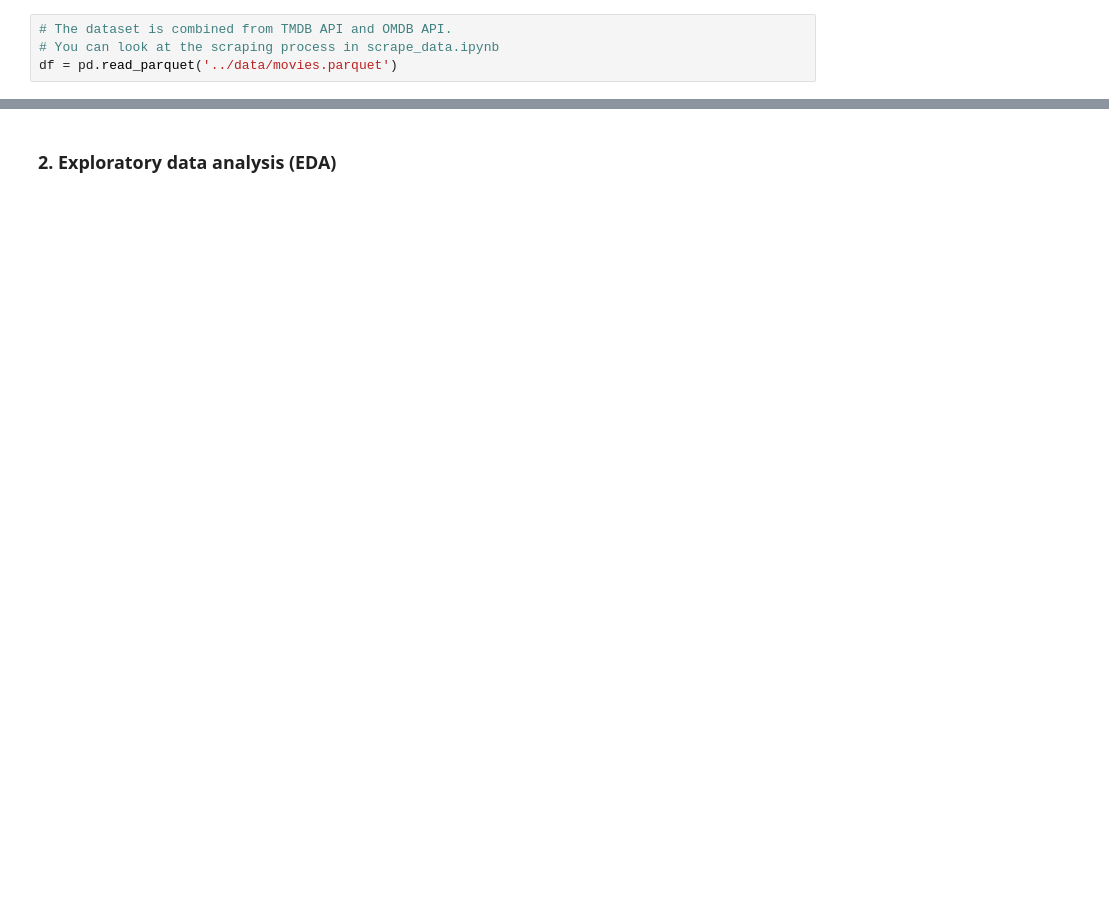
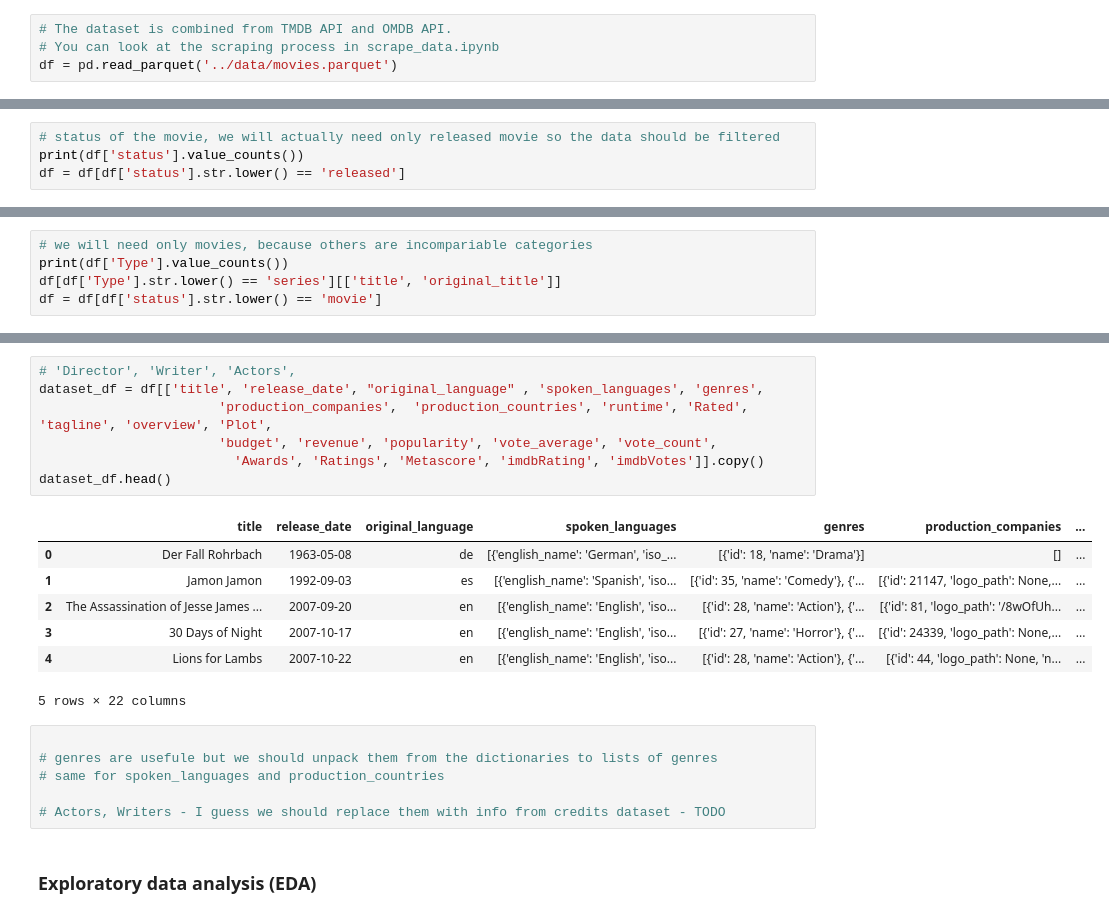
Before and after one commit to olgazju/ml_camp_2023, a Jupyter notebook: midterm project/notebooks/1-EDA.ipynb, the cells around one changed output, grey strips where cells are left out. Drawn from its saved outputs; the diff is of its cells as text; blank space fills up the shorter version.

Commit message:
Added features table

```diff
--- a/midterm project/notebooks/1-EDA.ipynb
+++ b/midterm project/notebooks/1-EDA.ipynb
@@ -71,0 +98,4 @@ memory usage: 1.7+ MB
+# %%
+# status of the movie, we will actually need only released movie so the data should be filtered
+print(df['status'].value_counts())
+df = df[df['status'].str.lower() == 'released']
@@ -71,0 +166,5 @@ memory usage: 1.7+ MB
+# %%
+# we will need only movies, because others are incompariable categories
+print(df['Type'].value_counts())
+df[df['Type'].str.lower() == 'series'][['title', 'original_title']]
+df = df[df['status'].str.lower() == 'movie']
@@ -72,2 +237,23 @@ memory usage: 1.7+ MB
+# %%
+# 'Director', 'Writer', 'Actors',
+dataset_df = df[['title', 'release_date', "original_language" , 'spoken_languages', 'genres',
+                       'production_companies',  'production_countries', 'runtime', 'Rated', 'tagline', 'overview', 'Plot',
+                       'budget', 'revenue', 'popularity', 'vote_average', 'vote_count',
+                         'Awards', 'Ratings', 'Metascore', 'imdbRating', 'imdbVotes']].copy()
+dataset_df.head()
+# %% [output]
+|  | title | release_date | original_language | spoken_languages | genres | production_companies | ... |
+| 0 | Der Fall Rohrbach | 1963-05-08 | de | [{'english_name': 'German', 'iso_... | [{'id': 18, 'name': 'Drama'}] | [] | ... |
+| 1 | Jamon Jamon | 1992-09-03 | es | [{'english_name': 'Spanish', 'iso... | [{'id': 35, 'name': 'Comedy'}, {'... | [{'id': 21147, 'logo_path': None,... | ... |
+| 2 | The Assassination of Jesse James ... | 2007-09-20 | en | [{'english_name': 'English', 'iso... | [{'id': 28, 'name': 'Action'}, {'... | [{'id': 81, 'logo_path': '/8wOfUh... | ... |
+| 3 | 30 Days of Night | 2007-10-17 | en | [{'english_name': 'English', 'iso... | [{'id': 27, 'name': 'Horror'}, {'... | [{'id': 24339, 'logo_path': None,... | ... |
+| 4 | Lions for Lambs | 2007-10-22 | en | [{'english_name': 'English', 'iso... | [{'id': 28, 'name': 'Action'}, {'... | [{'id': 44, 'logo_path': None, 'n... | ... |
+5 rows × 22 columns
+# %%
+
+# genres are usefule but we should unpack them from the dictionaries to lists of genres
+# same for spoken_languages and production_countries
+
+# Actors, Writers - I guess we should replace them with info from credits dataset - TODO
 # %% [markdown]
-### 2. Exploratory data analysis (EDA)
+### Exploratory data analysis (EDA)
```
Also changed, not shown: parts of 17 cells of this notebook.
